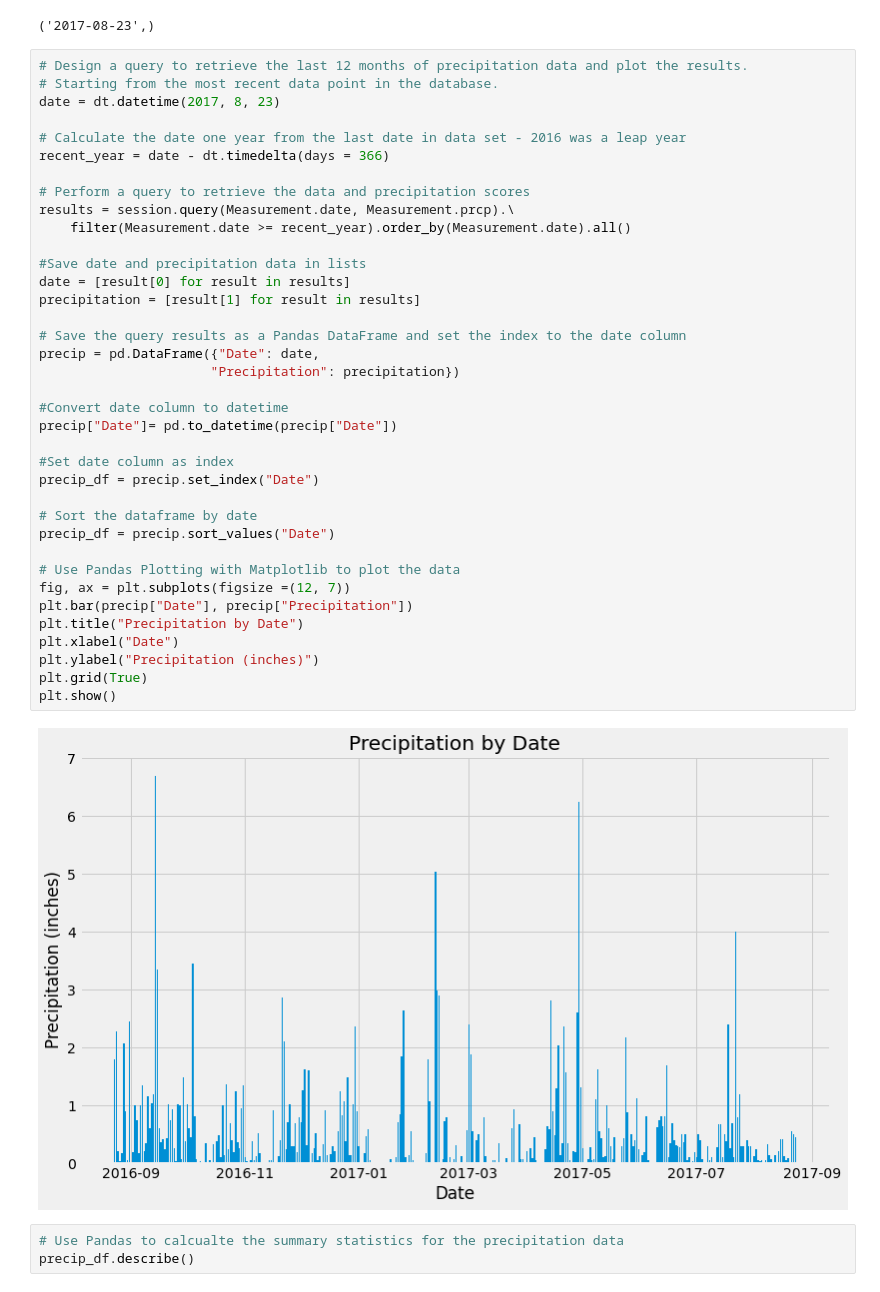
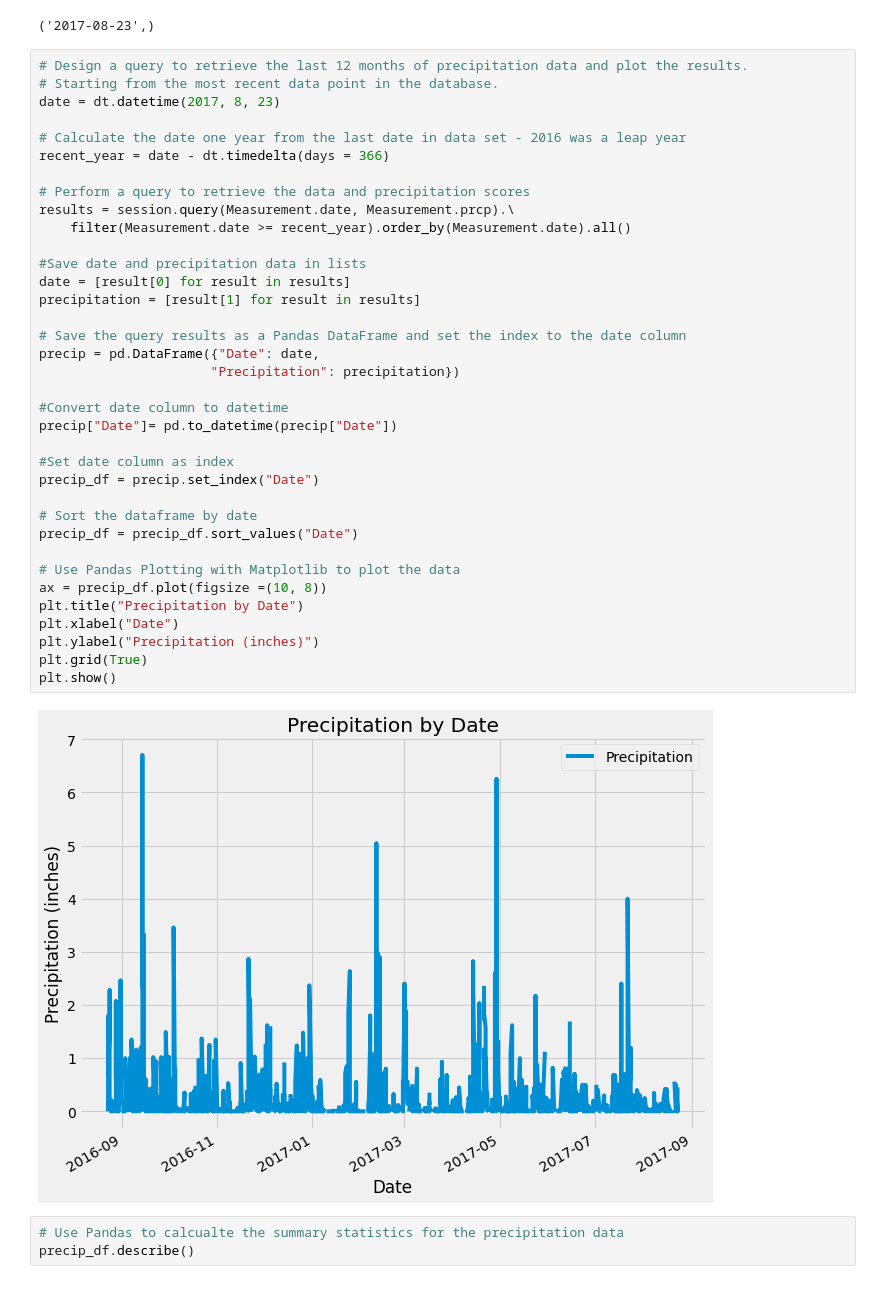
Before and after one commit to cekiorpes/sqlalchemy-challenge, a Jupyter notebook: climate.ipynb, the cells around one changed output. Drawn from its saved outputs; the diff is of its cells as text.

```diff
--- a/climate.ipynb
+++ b/climate.ipynb
@@ -52,37 +52,36 @@ date = dt.datetime(2017, 8, 23)
 # Calculate the date one year from the last date in data set - 2016 was a leap year
 recent_year = date - dt.timedelta(days = 366)
 
 # Perform a query to retrieve the data and precipitation scores
 results = session.query(Measurement.date, Measurement.prcp).\
     filter(Measurement.date >= recent_year).order_by(Measurement.date).all()
 
 #Save date and precipitation data in lists
 date = [result[0] for result in results]
 precipitation = [result[1] for result in results]
 
 # Save the query results as a Pandas DataFrame and set the index to the date column
 precip = pd.DataFrame({"Date": date,
                       "Precipitation": precipitation})
 
 #Convert date column to datetime
 precip["Date"]= pd.to_datetime(precip["Date"])
 
 #Set date column as index
 precip_df = precip.set_index("Date")
 
 # Sort the dataframe by date
-precip_df = precip.sort_values("Date")
+precip_df = precip_df.sort_values("Date")
 
 # Use Pandas Plotting with Matplotlib to plot the data
-fig, ax = plt.subplots(figsize =(12, 7))
-plt.bar(precip["Date"], precip["Precipitation"])
+ax = precip_df.plot(figsize =(10, 8))
 plt.title("Precipitation by Date")
 plt.xlabel("Date")
 plt.ylabel("Precipitation (inches)")
 plt.grid(True)
 plt.show()
 # %% [output]
-[figure, old version]
+[figure, new version]
 # %%
 # Use Pandas to calcualte the summary statistics for the precipitation data
 precip_df.describe()
```
Also changed, not shown: parts of 3 cells of this notebook.
